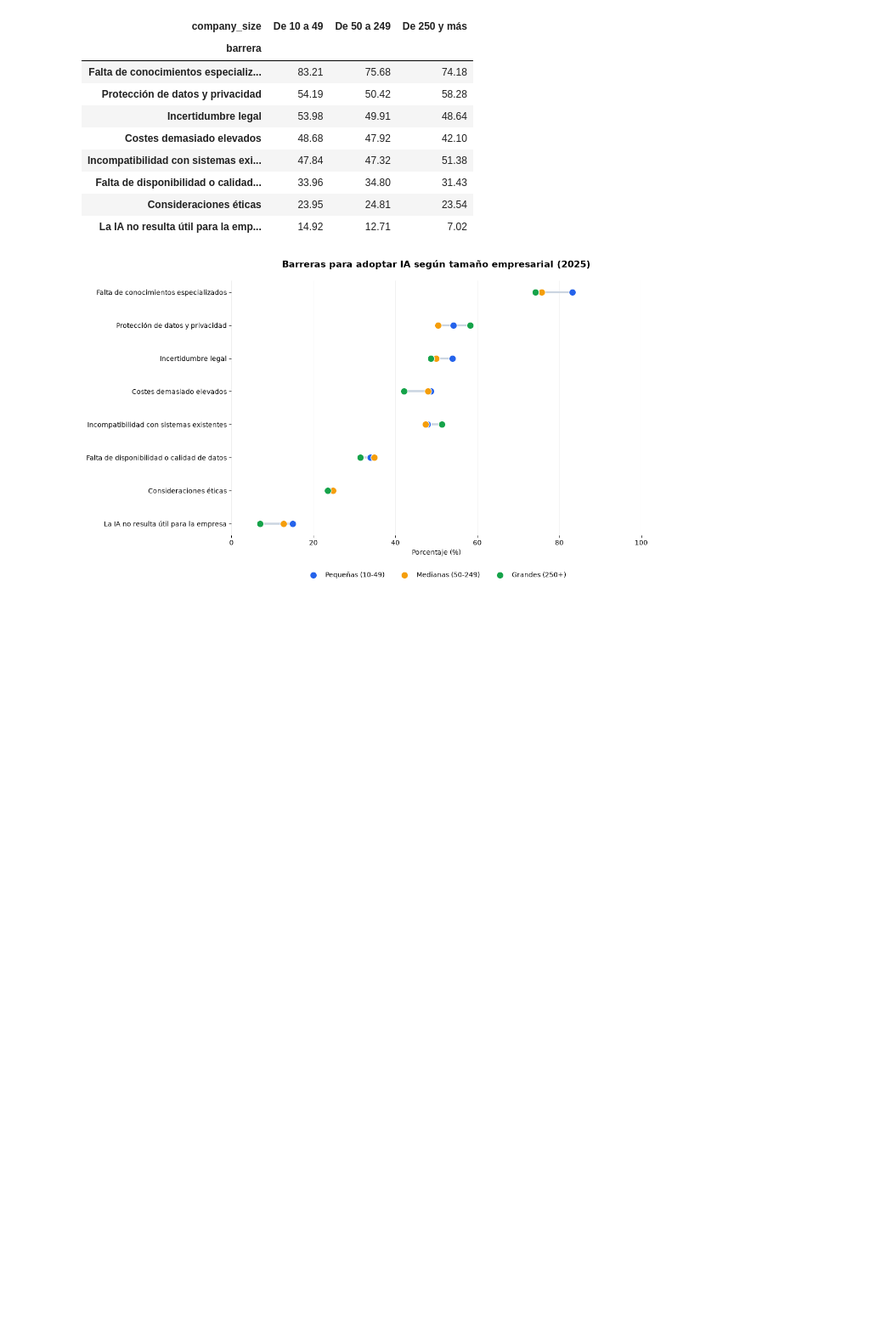
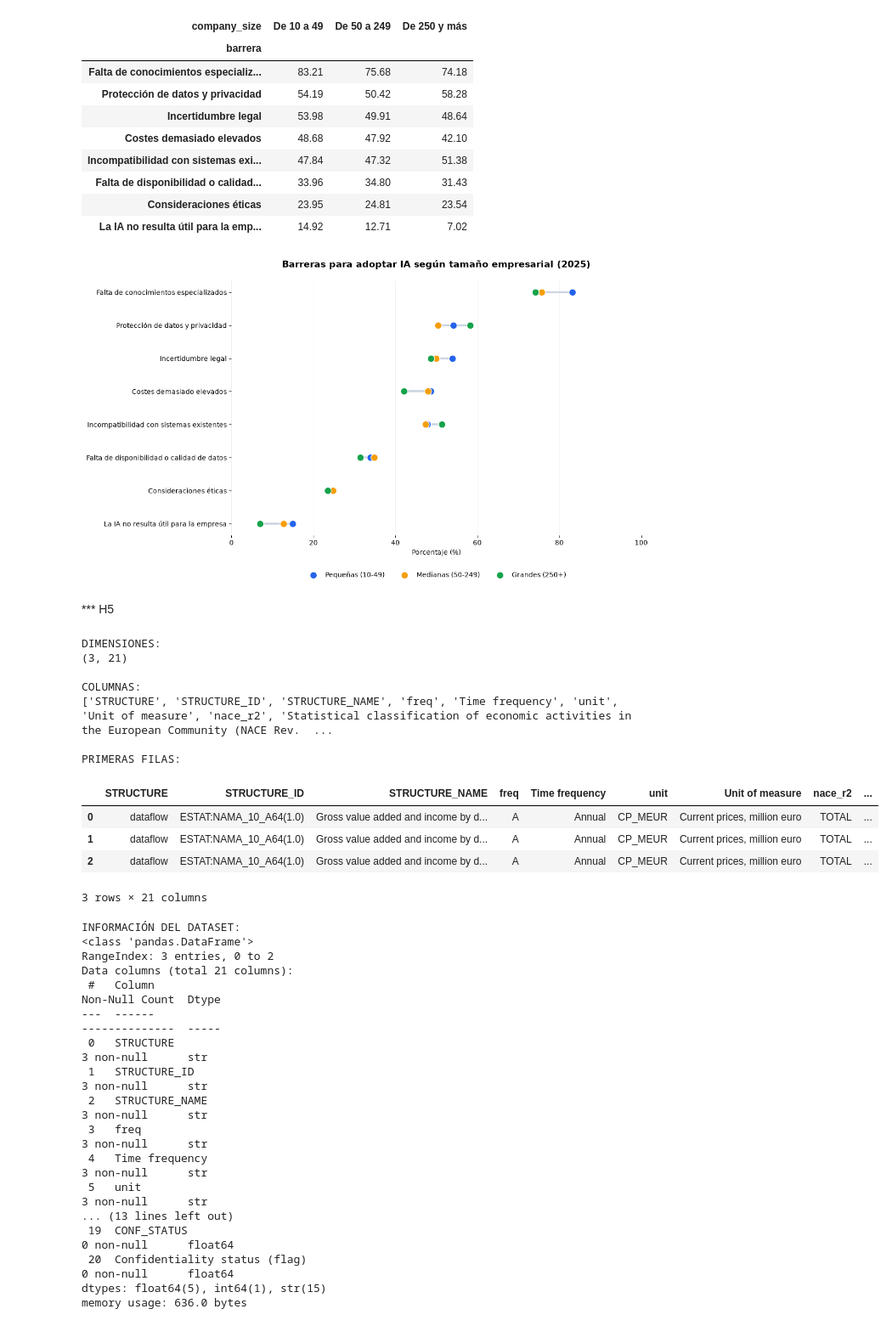
Before and after one commit to sarave-coder/EDA_IA_PRODUCTIVIDAD_ESPANA, a Jupyter notebook: src/main.ipynb, the cells around one changed output. Shown at 85% size. Cells and saved outputs as stored; diff of their text form; code cells hidden in the pictures; blank space fills up the shorter version.

```diff
--- a/src/main.ipynb
+++ b/src/main.ipynb
@@ -2243,3 +2243,58 @@ plt.tight_layout()
 plt.show()
 # %% [output]
 [figure]
+# %% [markdown]
+*** H5
+# %%
+# H5.1 - Exploración inicial del archivo de VAB de Eurostat
+
+import pandas as pd
+
+# Cargar el archivo
+df_vab = pd.read_csv("data/raw/vab_espana_2025.csv")
+
+# Dimensiones del dataset
+print("DIMENSIONES:")
+print(df_vab.shape)
+
+# Nombres de las columnas
+print("\nCOLUMNAS:")
+print(df_vab.columns.tolist())
+
+# Primeras 5 filas
+print("\nPRIMERAS FILAS:")
+display(df_vab.head())
+
+# Información general
+print("\nINFORMACIÓN DEL DATASET:")
+df_vab.info()
+# %% [output]
+DIMENSIONES:
+(3, 21)
+
+COLUMNAS:
+['STRUCTURE', 'STRUCTURE_ID', 'STRUCTURE_NAME', 'freq', 'Time frequency', 'unit', 'Unit of measure', 'nace_r2', 'Statistical classification of economic activities in the European Community (NACE Rev.  ...
+
+PRIMERAS FILAS:
+|  | STRUCTURE | STRUCTURE_ID | STRUCTURE_NAME | freq | Time frequency | unit | Unit of measure | nace_r2 | ... |
+| 0 | dataflow | ESTAT:NAMA_10_A64(1.0) | Gross value added and income by d... | A | Annual | CP_MEUR | Current prices, million euro | TOTAL | ... |
+| 1 | dataflow | ESTAT:NAMA_10_A64(1.0) | Gross value added and income by d... | A | Annual | CP_MEUR | Current prices, million euro | TOTAL | ... |
+| 2 | dataflow | ESTAT:NAMA_10_A64(1.0) | Gross value added and income by d... | A | Annual | CP_MEUR | Current prices, million euro | TOTAL | ... |
+3 rows × 21 columns
+INFORMACIÓN DEL DATASET:
+<class 'pandas.DataFrame'>
+RangeIndex: 3 entries, 0 to 2
+Data columns (total 21 columns):
+ #   Column                                                                                     Non-Null Count  Dtype
+---  ------                                                                                     --------------  -----
+ 0   STRUCTURE                                                                                  3 non-null      str
+ 1   STRUCTURE_ID                                                                               3 non-null      str
+ 2   STRUCTURE_NAME                                                                             3 non-null      str
+ 3   freq                                                                                       3 non-null      str
+ 4   Time frequency                                                                             3 non-null      str
+ 5   unit                                                                                       3 non-null      str
+... (13 lines left out)
+ 19  CONF_STATUS                                                                                0 non-null      float64
+ 20  Confidentiality status (flag)                                                              0 non-null      float64
+dtypes: float64(5), int64(1), str(15)
+memory usage: 636.0 bytes
```
Also changed, not shown: parts of 1 cell of this notebook, 1 other file.
